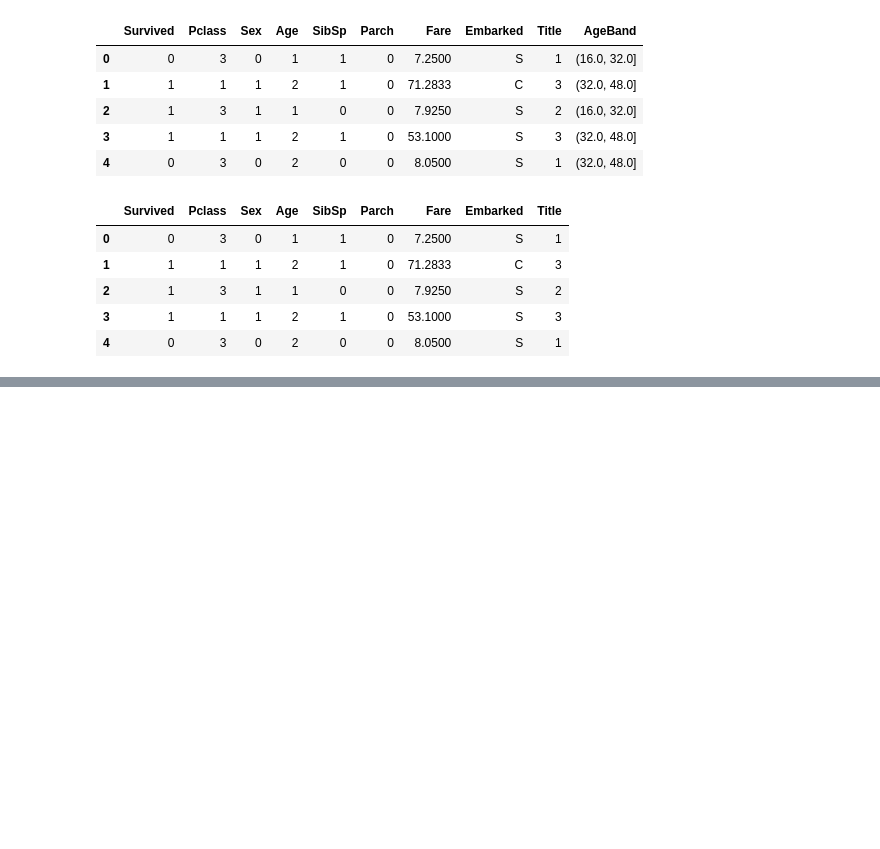
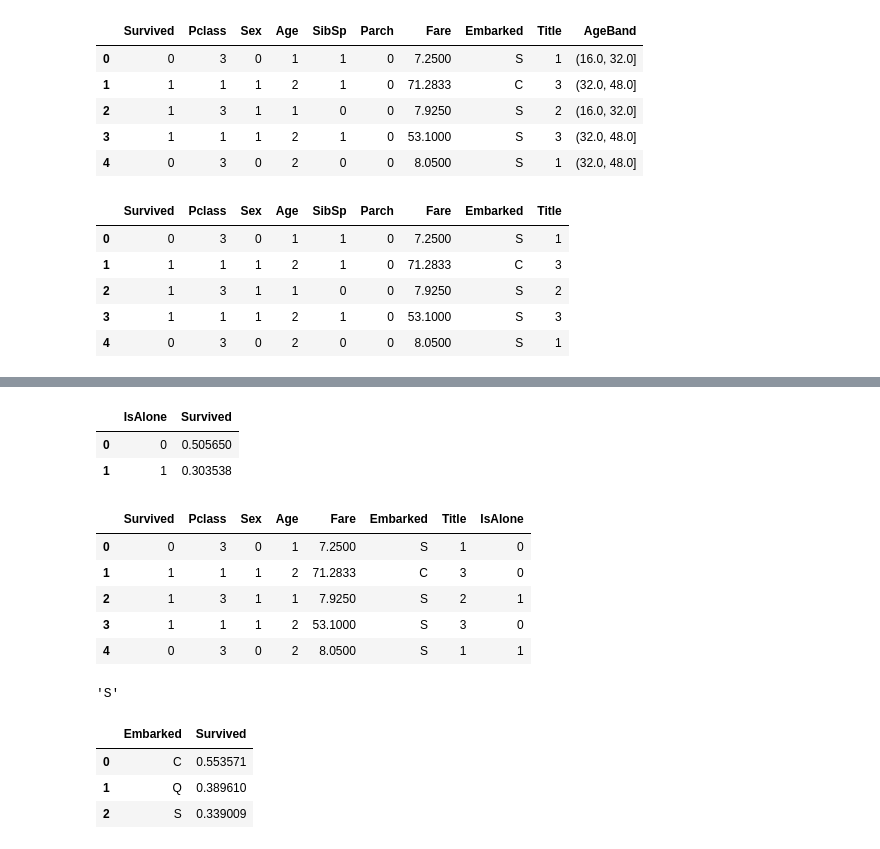
Before and after one commit to dannyaguirre09/Titanic, a Jupyter notebook: Titanic.ipynb, the cells around one changed output, grey strips where cells are left out. Cells and saved outputs as stored; diff of their text form; code cells hidden in the pictures; blank space fills up the shorter version.

```diff
--- a/Titanic.ipynb
+++ b/Titanic.ipynb
@@ -296,0 +312,40 @@ train_df.head()
+# %%
+# Crear un nuevo feature para saber si el pasajero estaba solo
+for dataset in combine:
+  dataset['IsAlone'] = 0
+  dataset.loc[dataset['FamilySize'] == 1, 'IsAlone'] = 1
+
+train_df[['IsAlone', 'Survived']].groupby(['IsAlone'], as_index=False).mean()
+# %% [output]
+|  | IsAlone | Survived |
+| 0 | 0 | 0.505650 |
+| 1 | 1 | 0.303538 |
+# %%
+#Eliminar las columnas Parch, SibSp y FamilySize
+train_df = train_df.drop(['Parch', 'SibSp', 'FamilySize'], axis=1)
+test_df = test_df.drop(['Parch', 'SibSp', 'FamilySize'], axis=1)
+combine = [train_df, test_df]
+train_df.head()
+# %% [output]
+|  | Survived | Pclass | Sex | Age | Fare | Embarked | Title | IsAlone |
+| 0 | 0 | 3 | 0 | 1 | 7.2500 | S | 1 | 0 |
+| 1 | 1 | 1 | 1 | 2 | 71.2833 | C | 3 | 0 |
+| 2 | 1 | 3 | 1 | 1 | 7.9250 | S | 2 | 1 |
+| 3 | 1 | 1 | 1 | 2 | 53.1000 | S | 3 | 0 |
+| 4 | 0 | 3 | 0 | 2 | 8.0500 | S | 1 | 1 |
+# %%
+#Rellenar los valores pérdidos de Embarked con el más común
+freq_port = train_df.Embarked.dropna().mode()[0]
+freq_port
+# %% [output]
+'S'
+# %%
+for dataset in combine:
+  dataset['Embarked'] = dataset['Embarked'].fillna(freq_port)
+
+train_df[['Embarked', 'Survived']].groupby(['Embarked'], as_index=False).mean()
+# %% [output]
+|  | Embarked | Survived |
+| 0 | C | 0.553571 |
+| 1 | Q | 0.389610 |
+| 2 | S | 0.339009 |
```
Also changed, not shown: parts of 28 cells of this notebook.
